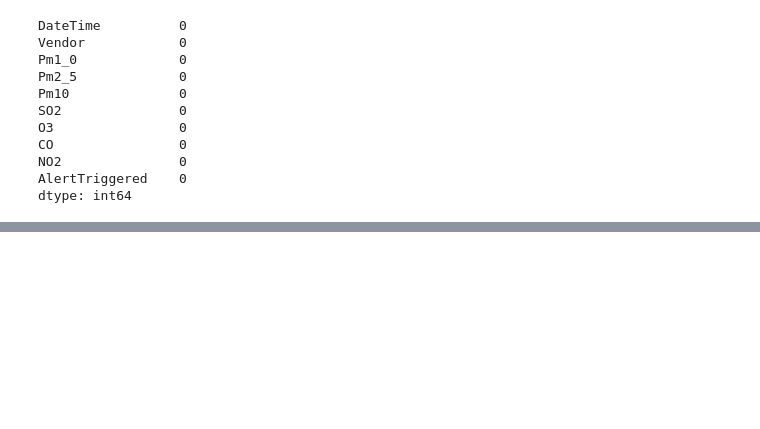
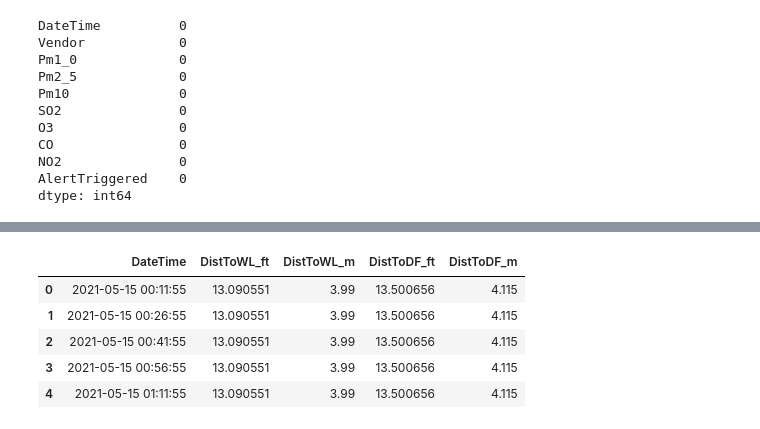
Before and after one commit to slc-data/2021-datathon, a Jupyter notebook: workbooks/caitlyn/acquire&prepare.ipynb, the cells around one changed output, grey strips where cells are left out. Saved outputs shown, nothing was run; the diff lists cells and outputs as text; code cells hidden in the pictures; blank space fills up the shorter version.

```diff
--- a/workbooks/caitlyn/acquire&prepare.ipynb
+++ b/workbooks/caitlyn/acquire&prepare.ipynb
@@ -345,0 +400,9 @@ dtype: int64
+# %%
+flood.head()
+# %% [output]
+|  | DateTime | DistToWL_ft | DistToWL_m | DistToDF_ft | DistToDF_m |
+| 0 | 2021-05-15 00:11:55 | 13.090551 | 3.99 | 13.500656 | 4.115 |
+| 1 | 2021-05-15 00:26:55 | 13.090551 | 3.99 | 13.500656 | 4.115 |
+| 2 | 2021-05-15 00:41:55 | 13.090551 | 3.99 | 13.500656 | 4.115 |
+| 3 | 2021-05-15 00:56:55 | 13.090551 | 3.99 | 13.500656 | 4.115 |
+| 4 | 2021-05-15 01:11:55 | 13.090551 | 3.99 | 13.500656 | 4.115 |
```
Also changed, not shown: parts of 8 cells of this notebook.
